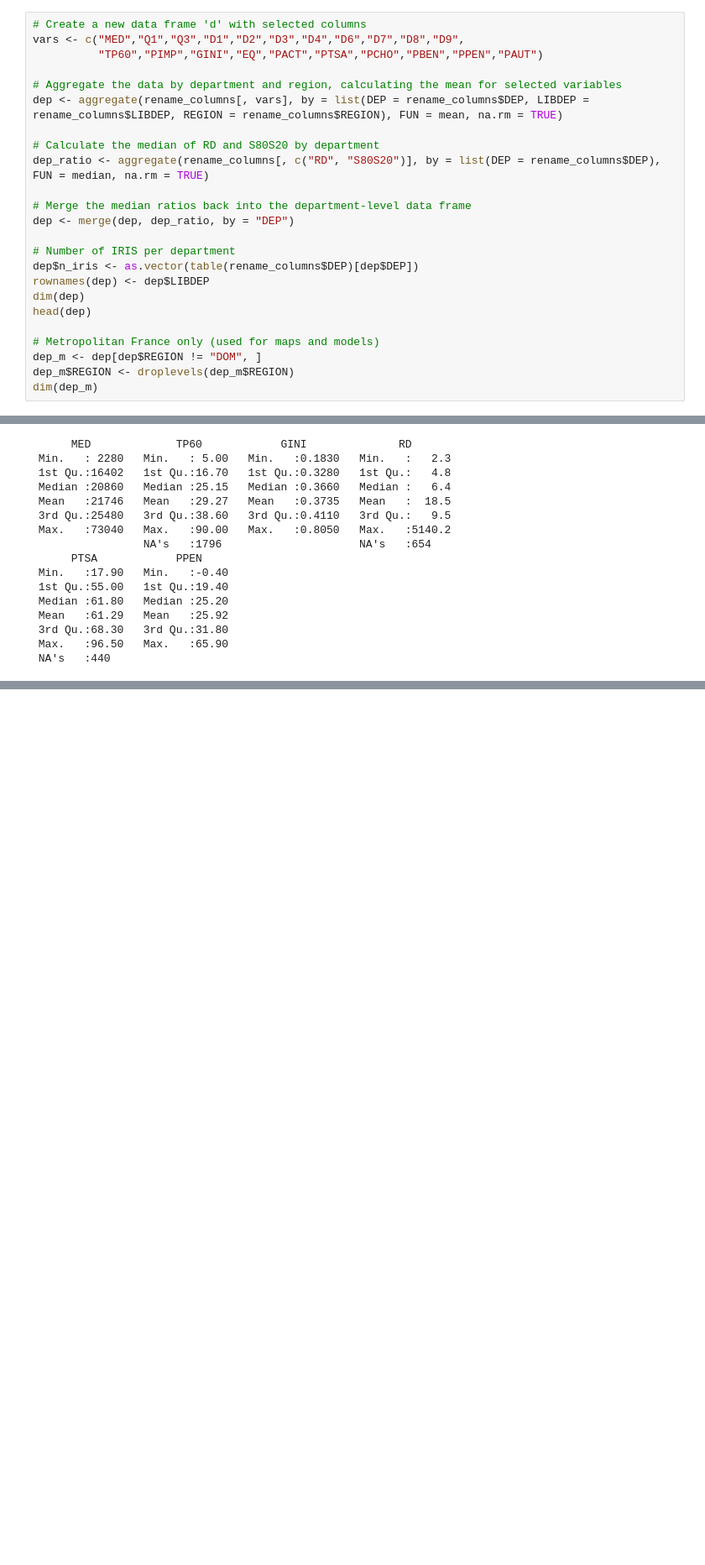
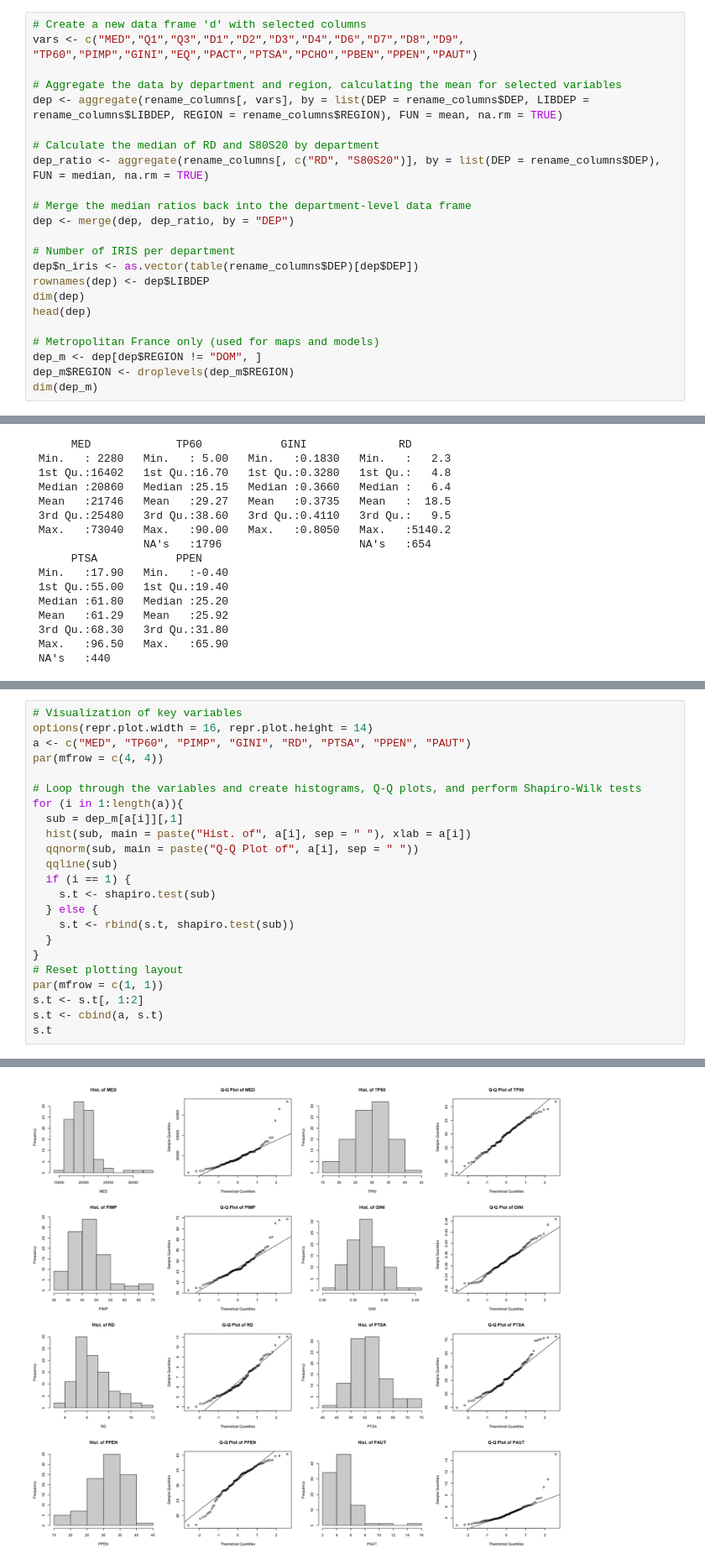
Before and after one commit to Vic-Warden/France-Income-Disparities, a Jupyter notebook: project.ipynb, the cells around one changed output, grey strips where cells are left out. Shown at 84% size. Cells and saved outputs as stored; diff of their text form; blank space fills up the shorter version.

Commit message:
Implement code changes to enhance functionality and improve performance

```diff
--- a/project.ipynb
+++ b/project.ipynb
@@ -214,8 +214,7 @@ Les données sont au niveau du quartier. Pour comparer les départements, on cal
 Pour D9/D1 et S80/S20, on prend la médiane et non la moyenne. Ces rapports deviennent énormes dans les quartiers où le 1er décile est proche de 0 €, et la moyenne n'aurait plus de sens.
 # %%
 # Create a new data frame 'd' with selected columns
-vars <- c("MED","Q1","Q3","D1","D2","D3","D4","D6","D7","D8","D9",
-          "TP60","PIMP","GINI","EQ","PACT","PTSA","PCHO","PBEN","PPEN","PAUT")
+vars <- c("MED","Q1","Q3","D1","D2","D3","D4","D6","D7","D8","D9", "TP60","PIMP","GINI","EQ","PACT","PTSA","PCHO","PBEN","PPEN","PAUT")
 
 # Aggregate the data by department and region, calculating the mean for selected variables
 dep <- aggregate(rename_columns[, vars], by = list(DEP = rename_columns$DEP, LIBDEP = rename_columns$LIBDEP, REGION = rename_columns$REGION), FUN = mean, na.rm = TRUE)
@@ -315,0 +324,24 @@ A data.frame: 13 × 6
+# %%
+# Visualization of key variables
+options(repr.plot.width = 16, repr.plot.height = 14)
+a <- c("MED", "TP60", "PIMP", "GINI", "RD", "PTSA", "PPEN", "PAUT")
+par(mfrow = c(4, 4))
+
+# Loop through the variables and create histograms, Q-Q plots, and perform Shapiro-Wilk tests
+for (i in 1:length(a)){
+  sub = dep_m[a[i]][,1]
+  hist(sub, main = paste("Hist. of", a[i], sep = " "), xlab = a[i])
+  qqnorm(sub, main = paste("Q-Q Plot of", a[i], sep = " "))
+  qqline(sub)
+  if (i == 1) {
+    s.t <- shapiro.test(sub)
+  } else {
+    s.t <- rbind(s.t, shapiro.test(sub))
+  }
+}
+# Reset plotting layout
+par(mfrow = c(1, 1))
+s.t <- s.t[, 1:2]
+s.t <- cbind(a, s.t)
+s.t
+# %% [output]
@@ -315,0 +359 @@ A data.frame: 13 × 6
+[figure, added]
```
Also changed, not shown: parts of 7 cells of this notebook.
